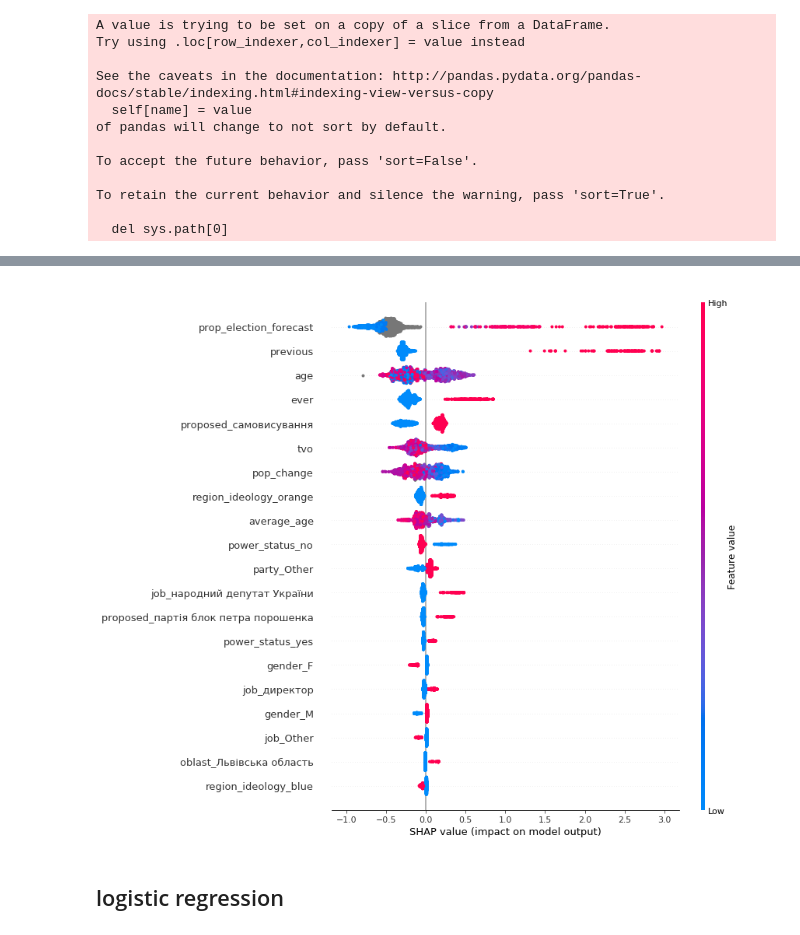
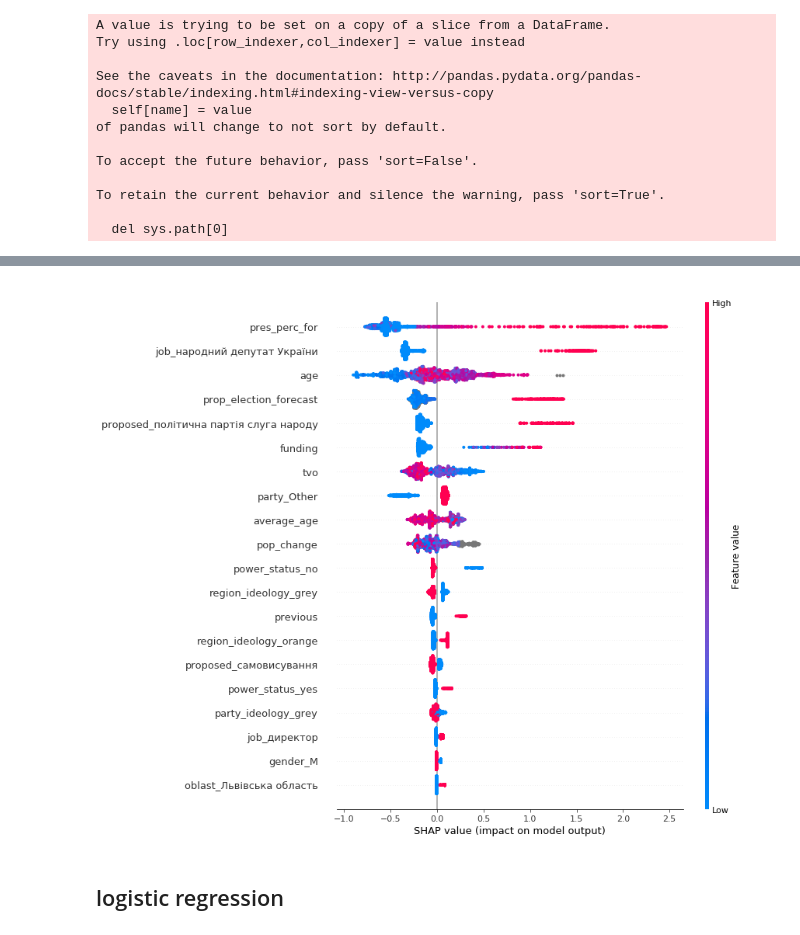
Before and after one commit to texty/parliamentary_elections_forecasting_2019, a Jupyter notebook: h2o.ipynb, the cells around one changed output, grey strips where cells are left out. Cells and saved outputs as stored; diff of their text form; code cells hidden in the pictures.

Commit message:
changed plots

```diff
--- a/h2o.ipynb
+++ b/h2o.ipynb
@@ -1102,14 +1102,14 @@ df_total = df_total[~((df_total.year == 2019) & (df_total.winner.isnull()))]
 
 df_total.winner = df_total.winner.astype('bool')
 
-used_by_Isiah =[ "tvo", "oblast", "year", "proposed", "gender", "age", "party",
+used_by_Isiah =["tvo", "oblast", "year", "proposed", "gender", "age", "party",
                   "average_age", "pop_change", "previous", "ever", "job", "funding",
-                  "region_ideology", "power_status", "party_ideology",
+                  "region_ideology", "power_status", "party_ideology","pres_perc_for",
                 "prop_election_forecast", 'winner', 'votes_for', 'perc_for']
 
 used_by_Isiah_without_proposed_and_power_status =[ "tvo", "oblast", "year", "gender", "age", "party",
                   "average_age", "pop_change", "previous", "ever", "job", "funding",
-                  "region_ideology", "party_ideology",
+                  "region_ideology", "party_ideology","pres_perc_for",
                 "prop_election_forecast", 'winner', 'votes_for', 'perc_for', 'pres_perc_for']
 # %% [output]
 A value is trying to be set on a copy of a slice from a DataFrame.
@@ -1214,6 +1214,10 @@ class ModelDescr():
         self.test = test
         self.Y_test = Y_test
 
+
+    def get_prediction(self, data):
+        return self.model.predict(data)
+
     def plot_conf(self):
         np.set_printoptions(precision=2)
 
@@ -1250,7 +1254,7 @@ class ModelDescr():
         fig.set_size_inches(10, 8, forward=True)
 
         if (save_plot):
-            plt.savefig(plot_name, bbox_inches='tight', pad_inches=0)
+            plt.savefig(plot_name, bbox_inches='tight', pad_inches=1)
 
 
     def plot_shap_dependence_plot(self, number_of_variables=10):
@@ -1266,17 +1270,18 @@ class ModelDescr():
         shap.summary_plot(self.shap_values, self.train, plot_type="bar")
 
 
-    def plot_shap_summary_plot_violine(self, name='summary_plot.png'):
+    def plot_shap_summary_plot_violine(self, save_plot=False, name='plot/summary_plot.png'):
         shap.summary_plot(self.shap_values, self.train, show=False)
 
         import matplotlib.pyplot as pl
         figure = pl.gcf()
         figure.set_size_inches(10, 12)
 
-        pl.savefig(name, bbox_inches='tight', pad_inches=1)
+        if (save_plot):
+            pl.savefig(name, bbox_inches='tight', pad_inches=1)
 # %%
 model_check = ModelDescr()
-model_check.set_data(df_total, 2019)
+model_check.set_data(df_total, 2014)
 # %% [output]
 A value is trying to be set on a copy of a slice from a DataFrame.
 Try using .loc[row_indexer,col_indexer] = value instead
@@ -1291,4 +1306,4 @@ model_check.plot_importance(save_plot=True, plot_name='importance_plot_2019_basi
 # %%
-model_check.plot_shap_summary_plot_violine(name='plot/summary_plot_2014.png')
+model_check.plot_shap_summary_plot_violine()
 # %% [output]
-[figure, old version]
+[figure, new version]
```
Also changed, not shown: parts of 4 cells of this notebook, 4 other files.
